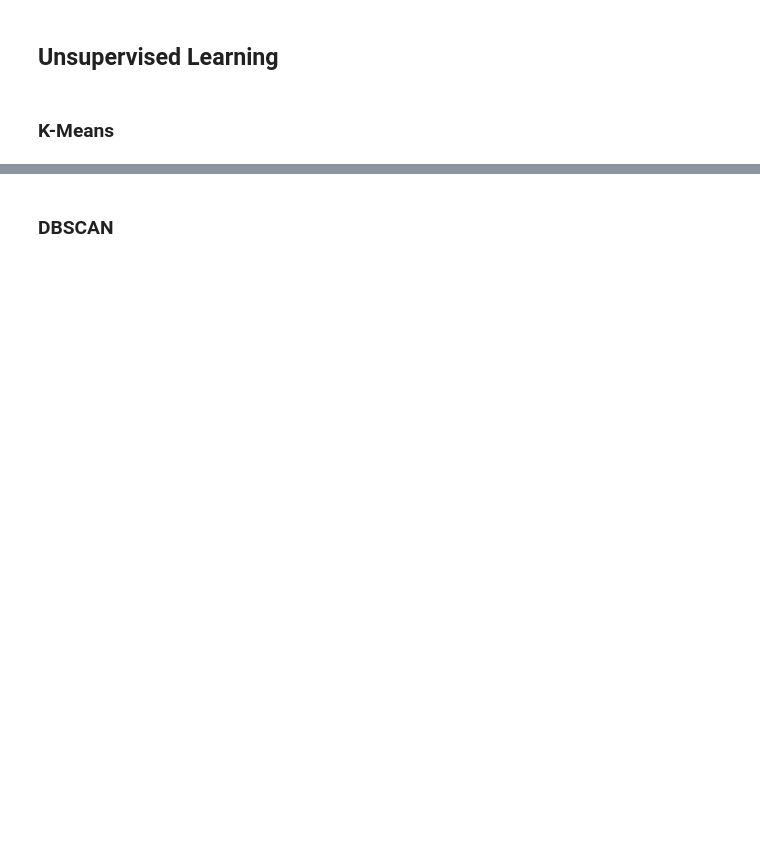
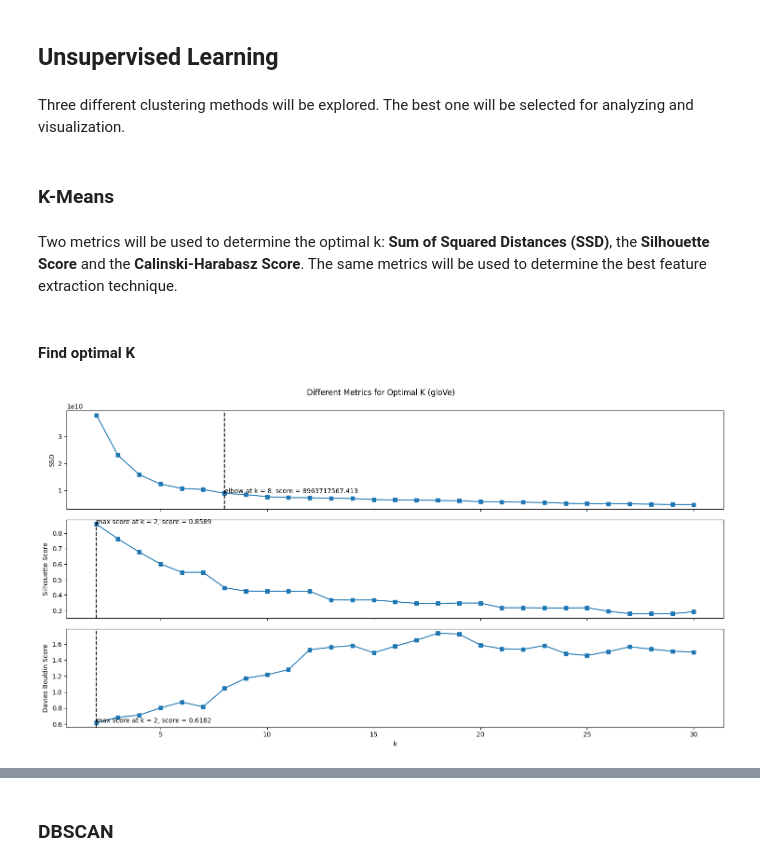
Before and after one commit to nadpierre/wiki-nlp-project, a Jupyter notebook: nlp_project.ipynb, the cells around one changed output, grey strips where cells are left out. Cells and saved outputs as stored; diff of their text form; code cells hidden in the pictures; blank space fills up the shorter version.

```diff
--- a/nlp_project.ipynb
+++ b/nlp_project.ipynb
@@ -21,7 +24,8 @@ ImportError: cannot import name 'triu' from 'scipy.linalg' (/opt/anaconda3/lib/p
 ## Data Collection
 # %%
 url = 'https://en.wikipedia.org/w/api.php'
-csv_path = 'data/wiki_articles.csv'
+#csv_path = 'data/wiki_articles.csv'
+csv_path = 'wiki_articles.csv'
 # %%
 def get_random_titles(n:int) -> np.array:
     titles = []
@@ -227,0 +182,2 @@ tfidf_matrix.shape
+# %%
+word_vectors = model_api.load("glove-wiki-gigaword-50")
@@ -235,4 +261,10 @@ tfidf_matrix.shape
 # %% [markdown]
 ## Unsupervised Learning
+# %% [markdown]
+Three different clustering methods will be explored. The best one will be selected for analyzing and visualization.
 # %% [markdown]
 ### K-Means
+# %% [markdown]
+Two metrics will be used to determine the optimal k: **Sum of Squared Distances (SSD)**, the **Silhouette Score** and the **Calinski-Harabasz Score**. The same metrics will be used to determine the best feature extraction technique.
+# %% [markdown]
+#### Find optimal K
@@ -238,0 +287,39 @@ tfidf_matrix.shape
+# %%
+def display_k_plots(data:pd.DataFrame, technique:str) -> None:
+  fig, (ax1, ax2, ax3) = plt.subplots(nrows=3, ncols=1, figsize=(15,8), sharex=True)
+
+  # Elbow Method
+  kneedle = KneeLocator(data.index, data['ssd'], curve='convex', direction='decreasing')
+  optimal_k = kneedle.elbow
+  optimal_score = data.loc[optimal_k, 'ssd']
+  ax1.plot(data['ssd'], marker='s')
+  ax1.set_ylabel('SSD')
+  ax1.axvline(x=optimal_k, color='black', linestyle='--')
+  ax1.annotate(f'elbow at k = {optimal_k}, score = {round(optimal_score, 4)}', xy=(optimal_k, optimal_score))
+
+  # Silhouette Score
+  optimal_k = data['silhouette'].idxmax()
+  max_score = data['silhouette'].max()
+  ax2.plot(data['silhouette'], marker='s')
+  ax2.set_ylabel('Silhouette Score')
+  ax2.axvline(x=optimal_k, color='black', linestyle='--')
+  ax2.annotate(f'max score at k = {optimal_k}, score = {round(max_score, 4)}', xy=(optimal_k, max_score))
+
+  # Davies Bouldin Score
+  optimal_k = data['davies_bouldin'].idxmin()
+  min_score = data['davies_bouldin'].min()
+  ax3.plot(data['davies_bouldin'], marker='s')
+  ax3.set_xlabel('k')
+  ax3.set_ylabel('Davies Bouldin Score')
+  ax3.axvline(x=optimal_k, color='black', linestyle='--')
+  ax3.annotate(f'min score at k = {optimal_k}, score = {round(min_score, 4)}', xy=(optimal_k, min_score))
+
+  fig.suptitle(f'Different Metrics for Optimal K ({technique})')
+  fig.tight_layout()
+  plt.show()
+# %%
+# Display plots for gloVe
+metrics_df = create_models(glove_emb)
+display_k_plots(metrics_df, 'gloVe')
+# %% [output]
+[figure, added]
```
Also changed, not shown: parts of 27 cells of this notebook, 1 other file.
